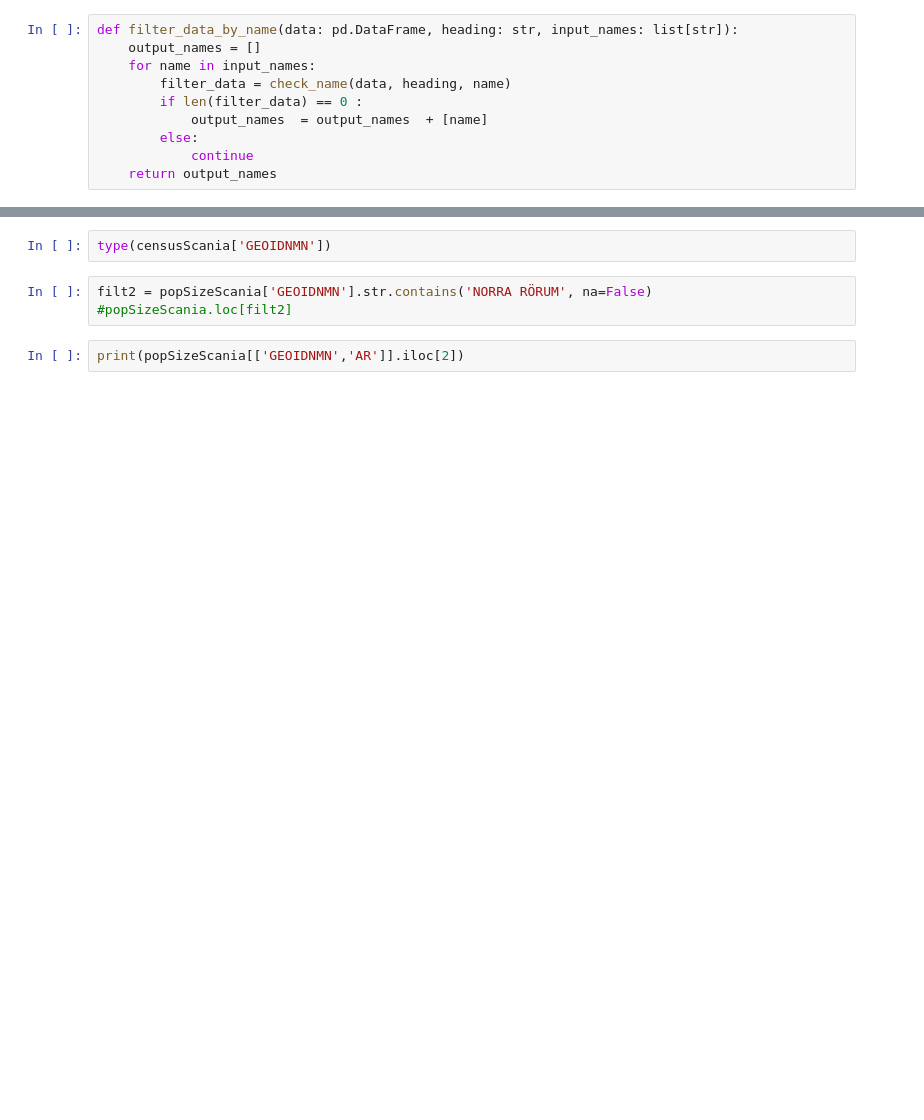
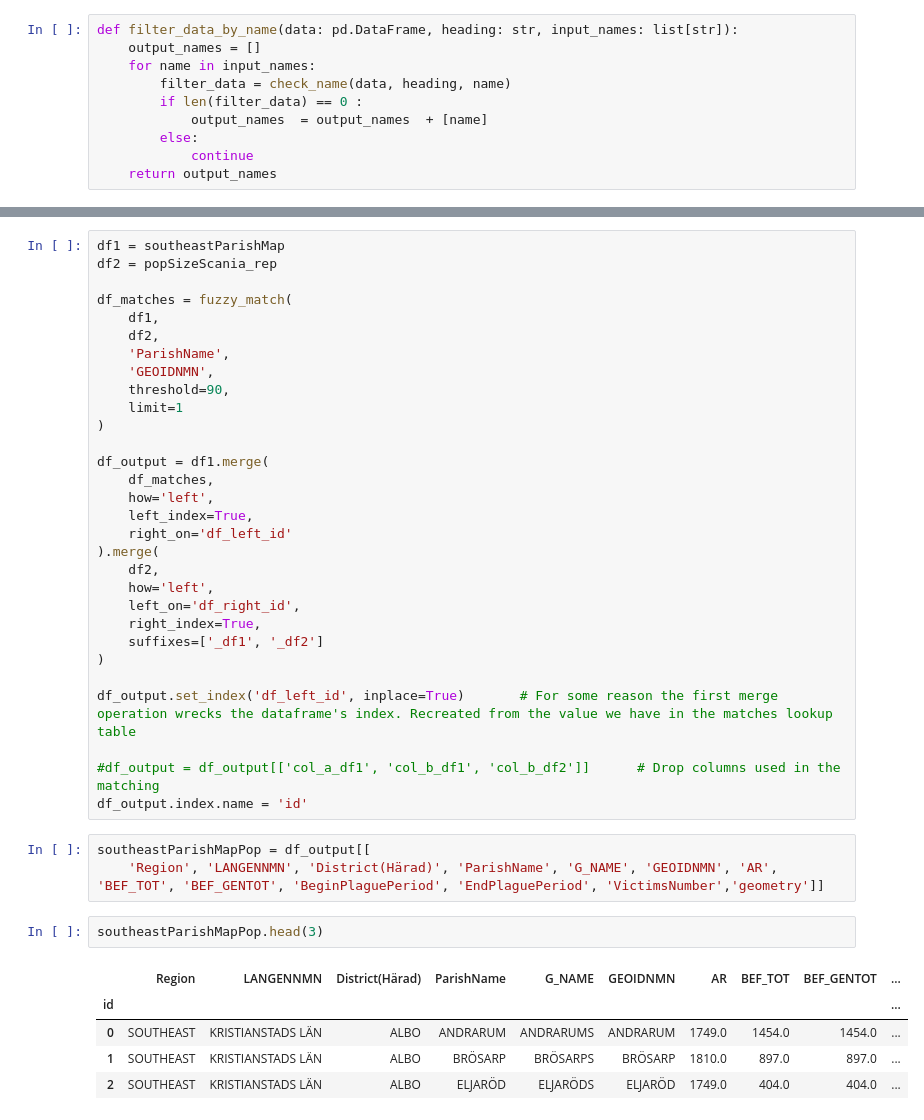
Before and after one commit to polislizarralde/PythonMathematicalModeling, a Jupyter notebook: docs/PlagueProject/databaseScania.ipynb, the cells around one changed output, grey strips where cells are left out. Cells and saved outputs as stored; diff of their text form; blank space fills up the shorter version.

```diff
--- a/docs/PlagueProject/databaseScania.ipynb
+++ b/docs/PlagueProject/databaseScania.ipynb
@@ -614,7 +473,41 @@ check_name(popSizeScania, popSizeScania['GEOIDNMN'], 'OLOFS')
-# %%
-type(censusScania['GEOIDNMN'])
-# %%
-filt2 = popSizeScania['GEOIDNMN'].str.contains('NORRA RÖRUM', na=False)
-#popSizeScania.loc[filt2]
-# %%
-print(popSizeScania[['GEOIDNMN','AR']].iloc[2])
+# %%
+df1 = southeastParishMap
+df2 = popSizeScania_rep
+
+df_matches = fuzzy_match(
+    df1,
+    df2,
+    'ParishName',
+    'GEOIDNMN',
+    threshold=90,
+    limit=1
+)
+
+df_output = df1.merge(
+    df_matches,
+    how='left',
+    left_index=True,
+    right_on='df_left_id'
+).merge(
+    df2,
+    how='left',
+    left_on='df_right_id',
+    right_index=True,
+    suffixes=['_df1', '_df2']
+)
+
+df_output.set_index('df_left_id', inplace=True)       # For some reason the first merge operation wrecks the dataframe's index. Recreated from the value we have in the matches lookup table
+
+#df_output = df_output[['col_a_df1', 'col_b_df1', 'col_b_df2']]      # Drop columns used in the matching
+df_output.index.name = 'id'
+# %%
+southeastParishMapPop = df_output[[
+    'Region', 'LANGENNMN', 'District(Härad)', 'ParishName', 'G_NAME', 'GEOIDNMN', 'AR', 'BEF_TOT', 'BEF_GENTOT', 'BeginPlaguePeriod', 'EndPlaguePeriod', 'VictimsNumber','geometry']]
+# %%
+southeastParishMapPop.head(3)
+# %% [output]
+|  | Region | LANGENNMN | District(Härad) | ParishName | G_NAME | GEOIDNMN | AR | BEF_TOT | BEF_GENTOT | ... |
+| id |  |  |  |  |  |  |  |  |  | ... |
+| 0 | SOUTHEAST | KRISTIANSTADS LÄN | ALBO | ANDRARUM | ANDRARUMS | ANDRARUM | 1749.0 | 1454.0 | 1454.0 | ... |
+| 1 | SOUTHEAST | KRISTIANSTADS LÄN | ALBO | BRÖSARP | BRÖSARPS | BRÖSARP | 1810.0 | 897.0 | 897.0 | ... |
+| 2 | SOUTHEAST | KRISTIANSTADS LÄN | ALBO | ELJARÖD | ELJARÖDS | ELJARÖD | 1749.0 | 404.0 | 404.0 | ... |
```
Also changed, not shown: parts of 42 cells of this notebook, 1 other file.
